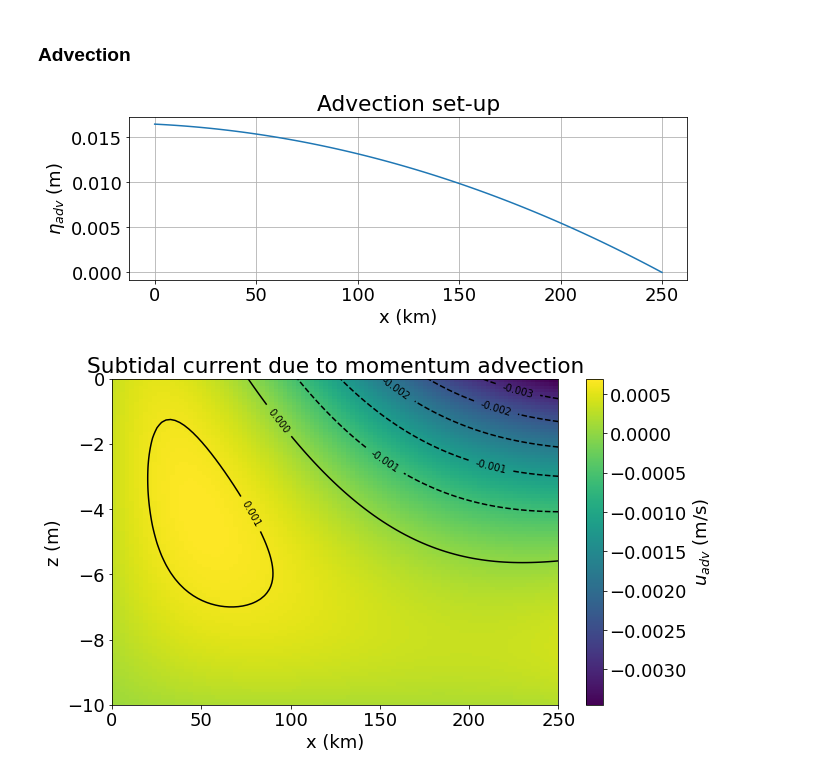
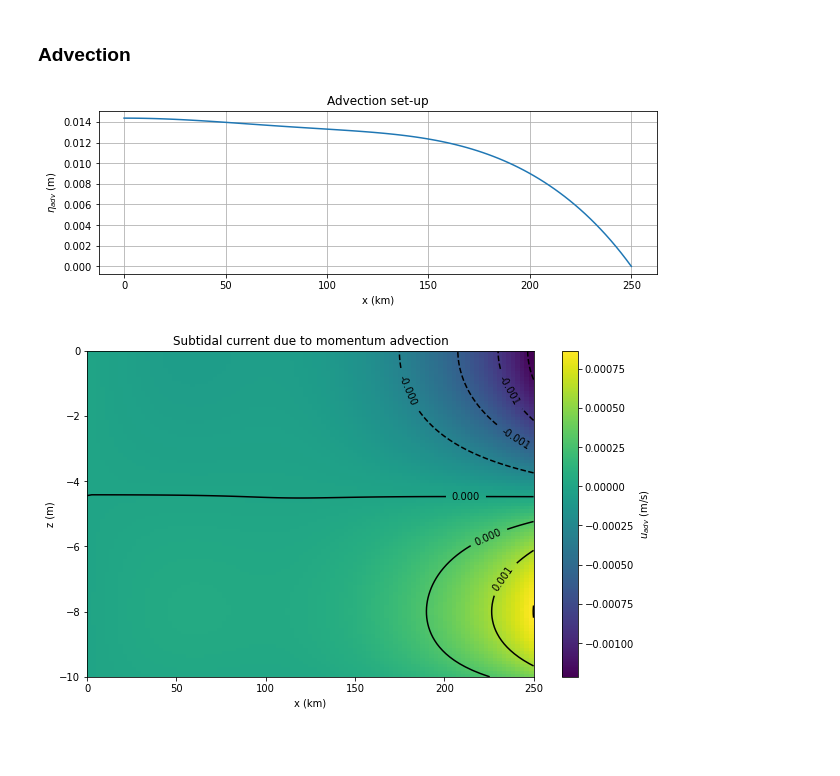
Before and after one commit to JinyangWang27/singleChannel2DV, a Jupyter notebook: singleChannel2DV.ipynb, the cells around one changed output. Drawn from its saved outputs; the diff is of its cells as text; code cells hidden in the pictures; blank space fills up the shorter version.

```diff
--- a/singleChannel2DV.ipynb
+++ b/singleChannel2DV.ipynb
@@ -78,15 +78,14 @@ $$
 u(x,z,t) = \Re\{\hat{u}(x,z) \, e^{-i\omega t} \}, \quad \eta(x,t) = \Re\{\hat{\eta}(x) \, e^{-i\omega t} \}
 $$
 # %%
-#@title
 lc = convergence_length
 gamma = np.sqrt(-1j * omega / Av)
 beta = sf / (sf * np.cosh(gamma * H) + Av * gamma * np.sinh(gamma * H))
 d0 = np.sqrt(
     (.5 / lc)**2 - omega**2 / (g * H * (1 - beta * np.sinh(gamma * H) / gamma / H))
 )
-k1 = d0 - .5/lc
-k2 = -d0 - .5/lc
+k1 = -.5/lc + d0
+k2 = -.5/lc - d0
 solnM2 = np.linalg.solve(
     [[d0, -d0], [np.exp(k1 * L), np.exp(k2 * L)]],
     [0, M2])
@@ -187,9 +186,11 @@ $$
 dudx = -1j * g / omega * (1 - beta * np.cosh(gamma * Z)) * d2etadx2
 dudz = 1j * g * gamma / omega * beta * np.sinh(gamma * Z) * detadx
 Fadv = .5 * np.real(u * dudx.conj() + w * dudz.conj())
-up_adv = -H / Av * (Z/H + 1 + r) * np.trapz(Fadv, z, axis=1) + 1 / Av * ((Z * integrate.cumtrapz(Fadv, z, axis=1, initial=0) -  integrate.cumtrapz(Fadv * Z, z, axis=1, initial=0)))
+up1 = Z * integrate.cumtrapz(Fadv, x=z, axis=0, initial=0) / Av
+up2 = -integrate.cumtrapz(Fadv * Z, x=z, axis=0, initial=0) / Av
+up_adv = -H / Av * (Z/H + 1 + r) * np.trapz(Fadv, x=z, axis=0) + up1 + up2
 
-pressure_gradient_adv = coef * np.trapz(up_adv, z, axis=1)
+pressure_gradient_adv = coef * np.trapz(up_adv, x=z, axis=0)
 eta_adv = integrate.cumtrapz(pressure_gradient_adv[::-1], x[::-1], initial=0)[::-1]
 u_adv = fz * pressure_gradient_adv + up_adv
 # %% [markdown]
@@ -296,18 +297,18 @@ plt.title('Advection set-up')
 plt.ylabel('$\eta_{adv}$ (m)')
 plt.show()
 # %% [output]
-[figure, old version]
+[figure, new version]
 # %%
 #@title
 plt.figure(figsize=(10, 6))
 cp = plt.pcolor(X/1000, Z, u_adv)
 cb = plt.colorbar(cp)
 cb.set_label('$u_{adv}$ (m/s)')
 contour = plt.contour(X/1000, Z, u_adv, colors='k')
-plt.clabel(contour, inline=1, fontsize=10)
+plt.clabel(contour, inline=1)
 plt.title('Subtidal current due to momentum advection')
 plt.xlabel('x (km)')
 plt.ylabel('z (m)')
 plt.show()
 # %% [output]
-[figure, old version]
+[figure, new version]
```
Also changed, not shown: parts of 7 cells of this notebook.
